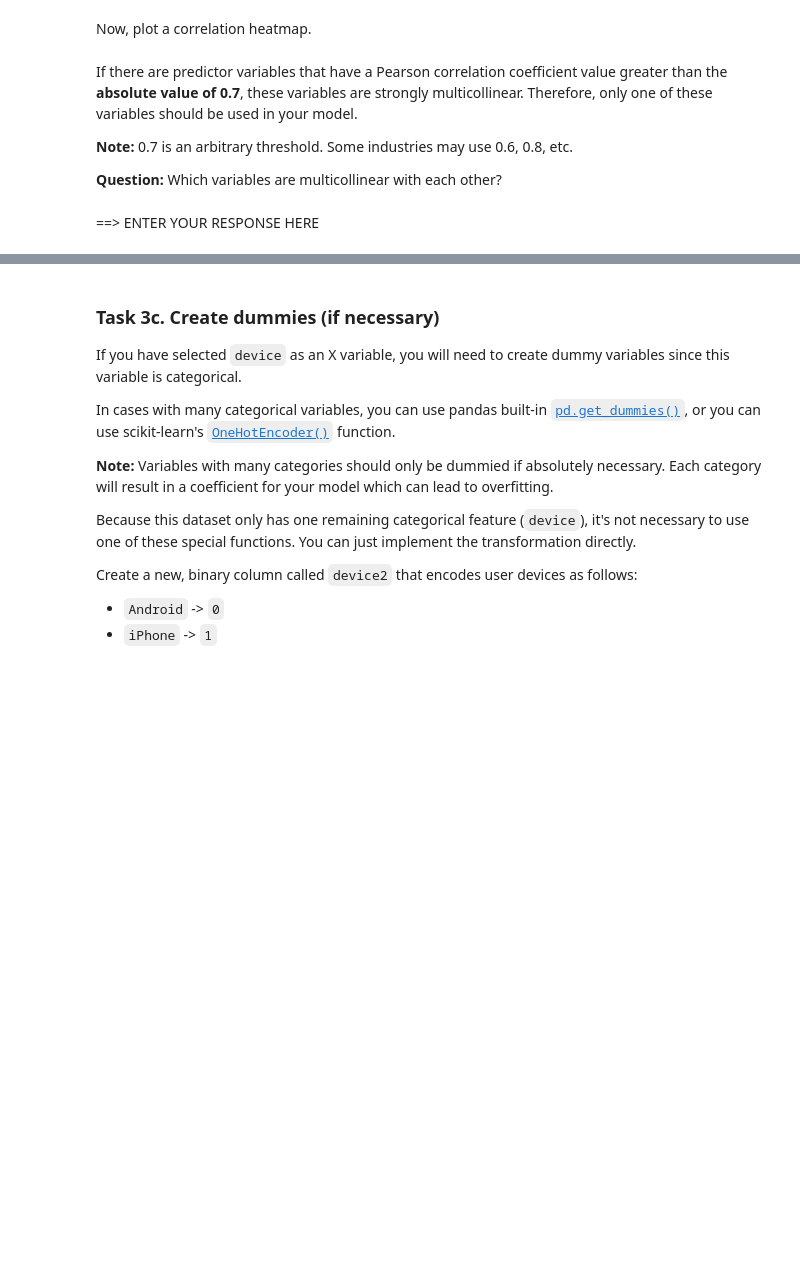
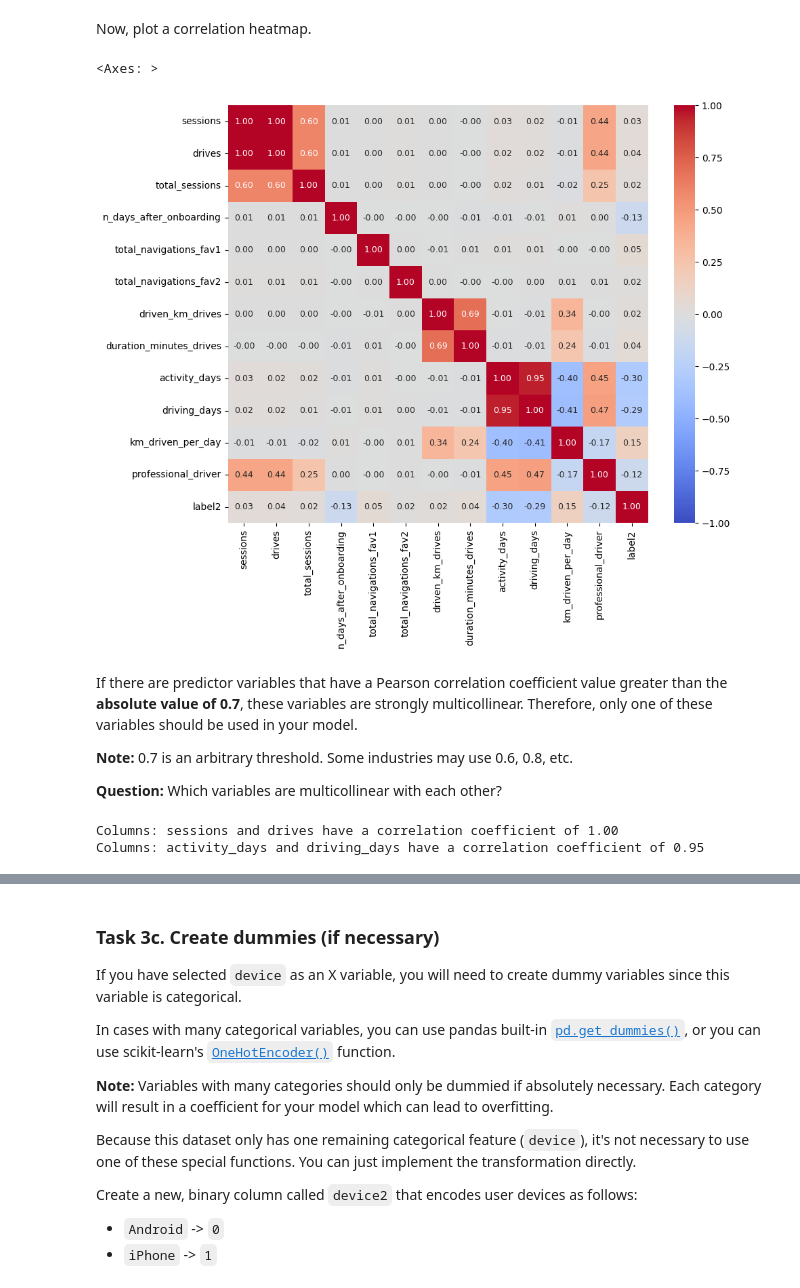
Before and after one commit to dianario/waze-project, a Jupyter notebook: 5_Waze_regression.ipynb, the cells around one changed output, grey strips where cells are left out. Cells and saved outputs as stored; diff of their text form; code cells hidden in the pictures; blank space fills up the shorter version.

Commit message:
Construct model and check assumptions

```diff
--- a/5_Waze_regression.ipynb
+++ b/5_Waze_regression.ipynb
@@ -375,0 +392,6 @@ Save this variable as `label2` as to not overwrite the original `label` variable
+# %%
+# Create binary `label2` column
+df['label2'] = np.where(df['label'] == 'retained', 0, 1)
+
+# Check `label2` column
+df['label2'].value_counts(normalize=True)
@@ -402,0 +427,4 @@ Check the correlation among predictor variables. First, generate a correlation m
+# %%
+# Generate a correlation matrix
+corr_matrix = df.select_dtypes(include=np.number).corr(method='pearson')
+corr_matrix
@@ -408,8 +448,36 @@ Now, plot a correlation heatmap.
+# %%
+# Plot correlation heatmap
+plt.figure(figsize=(10,8))
+sns.heatmap(corr_matrix,
+            vmin=-1,
+            vmax=1,
+            annot=True,
+            annot_kws={'size': 9},
+            fmt='.2f',
+            cmap='coolwarm')
+# %% [output]
+<Axes: >
+[figure, added]
 # %% [markdown]
 If there are predictor variables that have a Pearson correlation coefficient value greater than the **absolute value of 0.7**, these variables are strongly multicollinear. Therefore, only one of these variables should be used in your model.
 
 **Note:** 0.7 is an arbitrary threshold. Some industries may use 0.6, 0.8, etc.
 
 **Question:** Which variables are multicollinear with each other?
-# %% [markdown]
-==> ENTER YOUR RESPONSE HERE
+# %%
+# Find pairs with correlation greater than or equal to 0.7
+threshold = 0.7
+high_corr_pairs = []
+
+# Iterate over the correlation matrix
+for i in range(len(corr_matrix.columns)):
+    for j in range(i+1, len(corr_matrix.columns)):
+        if abs(corr_matrix.iloc[i, j]) >= threshold:
+            high_corr_pairs.append((corr_matrix.columns[i], corr_matrix.columns[j], corr_matrix.iloc[i, j]))
+
+# Print or process the high correlation pairs
+for pair in high_corr_pairs:
+    print(f"Columns: {pair[0]} and {pair[1]} have a correlation coefficient of {pair[2]:.2f}")
+# %% [output]
+Columns: sessions and drives have a correlation coefficient of 1.00
+Columns: activity_days and driving_days have a correlation coefficient of 0.95
```
Also changed, not shown: parts of 30 cells of this notebook.
